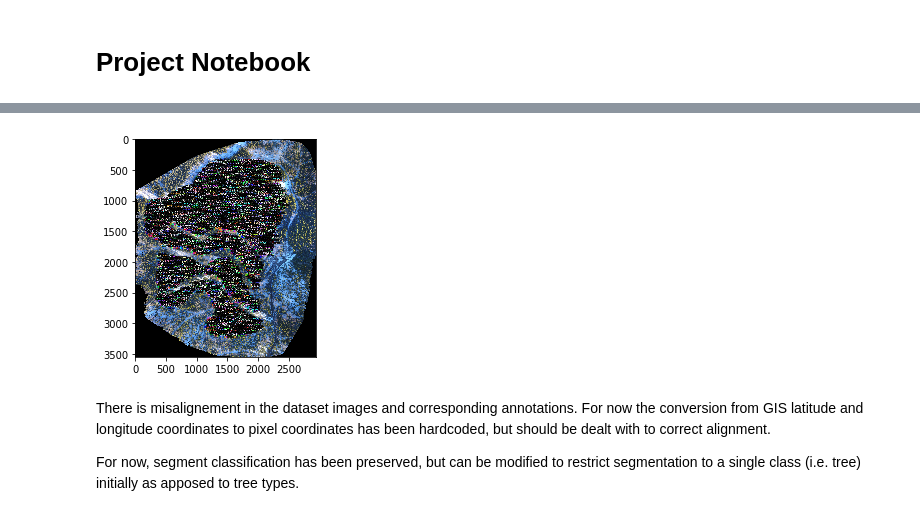
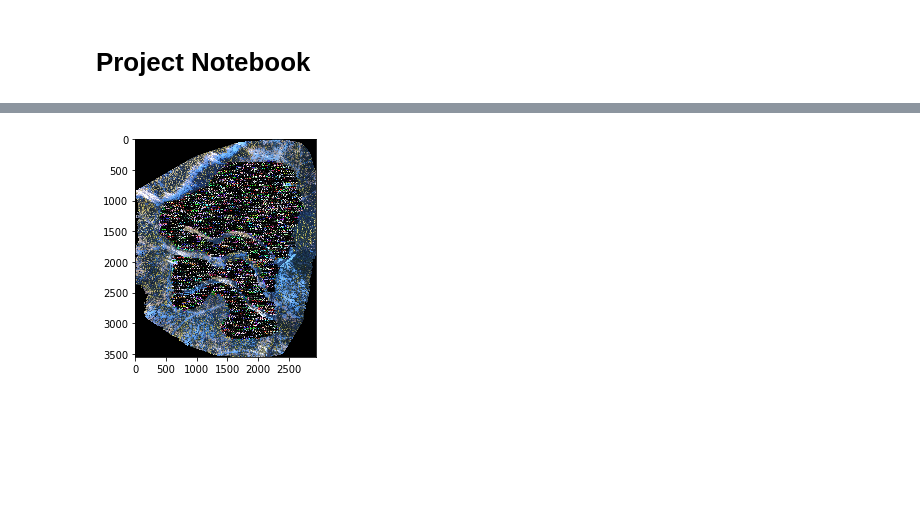
Before and after one commit to tomginsberg/drone-tree-id, a Jupyter notebook: notebook.ipynb, the cells around one changed output, grey strips where cells are left out. Drawn from its saved outputs; the diff is of its cells as text; code cells hidden in the pictures; blank space fills up the shorter version.

Commit message:
data prep complete for single ortho and annotations, still need to clip

```diff
--- a/notebook.ipynb
+++ b/notebook.ipynb
@@ -8,21 +19,19 @@ Created a custom data transformer to transform Shapefile annotations of dataset
+# %%
+# define path to visualize COCO transformed dataset
+dataset_path = "/Users/Ro/Google Drive/UBC_EngCapstone/sample_data/CPT2a-n"
 # %%
 import detectron2
 from detectron2.utils.visualizer import Visualizer
 import cv2
 from data_processing.register_shapefile_datatset import get_dataset_dicts
 from detectron2.data import MetadataCatalog
 import matplotlib.pyplot as plt
 
-classes, dataset_dicts = get_dataset_dicts("/Users/Ro/Google Drive/UBC_EngCapstone/sample_data/CPT2a-n")
-img = cv2.imread('/Users/Ro/Google Drive/UBC_EngCapstone/sample_data/CPT2a-n/CPT2a-n_ortho-resample.tif')
-# Need to flip image vertically, then flip back for some reason
-visualizer = Visualizer(img[::-1, :, :], metadata=MetadataCatalog.get("CPT2a-n"), scale=1)
+classes, dataset_dicts = get_dataset_dicts(dataset_path)
+img = cv2.imread(dataset_path+'/CPT2a-n_ortho-resample.tif')
+visualizer = Visualizer(img[:, :, :], metadata=MetadataCatalog.get("CPT2a-n"), scale=1)
 vis = visualizer.draw_dataset_dict(dataset_dicts[0])
-plt.imshow(vis.get_image()[::-1, :, ::-1])
+plt.imshow(vis.get_image()[:, :, ::-1])
 plt.show()
 # %% [output]
-[figure, old version]
+[figure, new version]
-# %% [markdown]
-There is misalignement in the dataset images and corresponding annotations. For now the conversion from GIS latitude and longitude coordinates to pixel coordinates has been hardcoded, but should be dealt with to correct alignment.
-
-For now, segment classification has been preserved, but can be modified to restrict segmentation to a single class (i.e. tree) initially as apposed to tree types.
```
Also changed, not shown: parts of 2 cells of this notebook, 4 other files.
